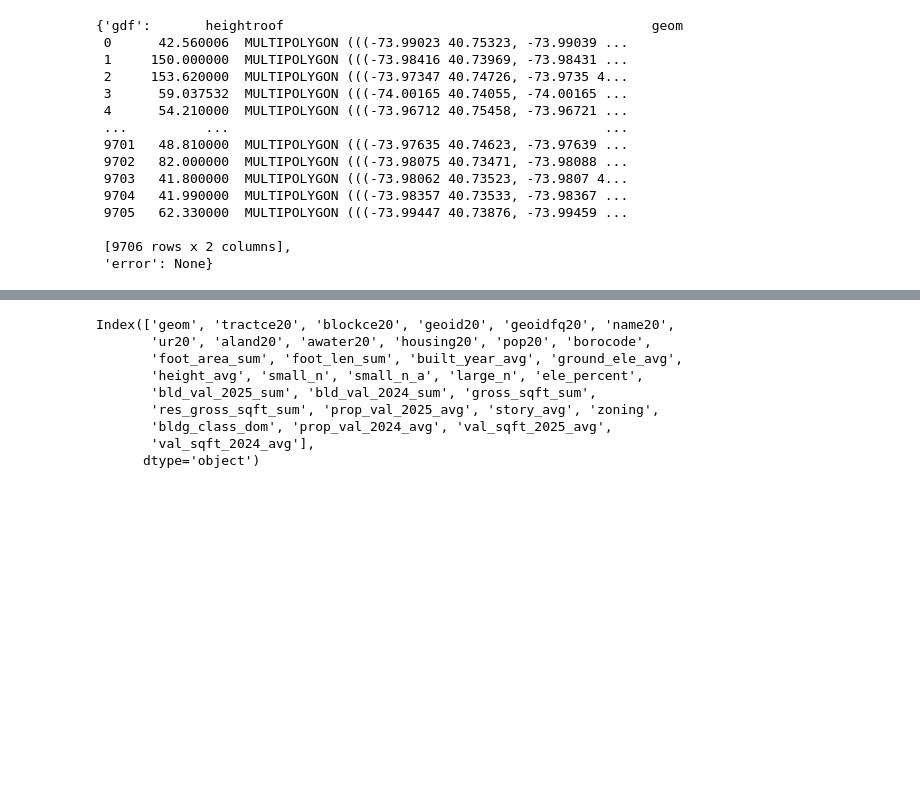
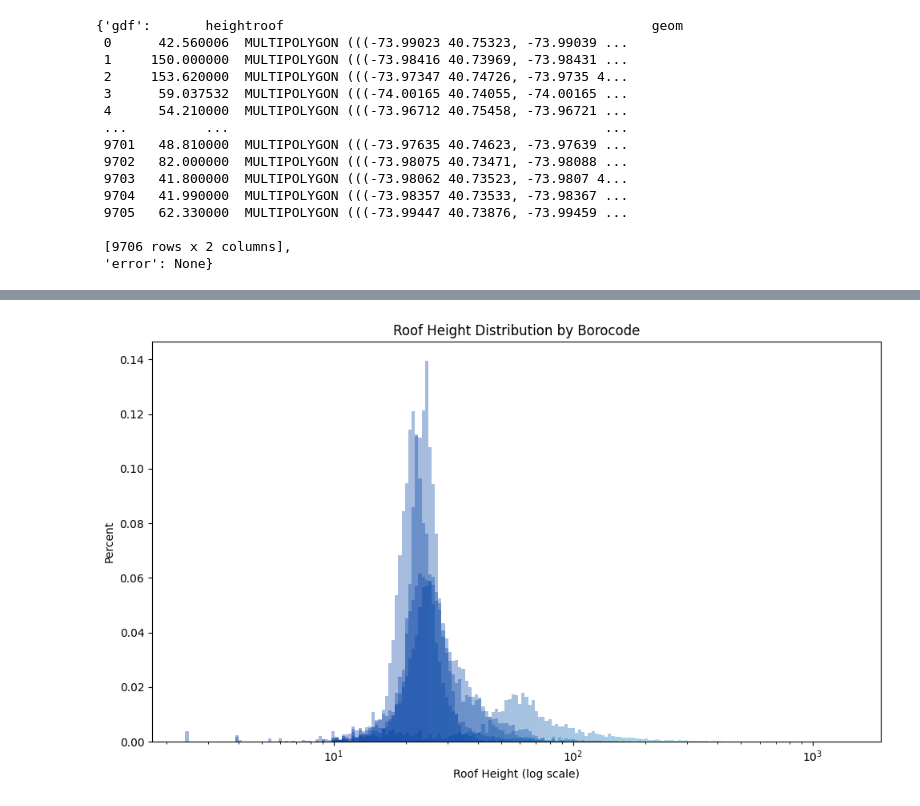
Before and after one commit to daegeun-kim/GeoEstateChat, a Jupyter notebook: notebooks/tests.ipynb, the cells around one changed output, grey strips where cells are left out. Drawn from its saved outputs; the diff is of its cells as text; code cells hidden in the pictures; blank space fills up the shorter version.

```diff
--- a/notebooks/tests.ipynb
+++ b/notebooks/tests.ipynb
@@ -193,12 +192,0 @@ df
-# %%
-df.columns
-# %% [output]
-Index(['geom', 'tractce20', 'blockce20', 'geoid20', 'geoidfq20', 'name20',
-       'ur20', 'aland20', 'awater20', 'housing20', 'pop20', 'borocode',
-       'foot_area_sum', 'foot_len_sum', 'built_year_avg', 'ground_ele_avg',
-       'height_avg', 'small_n', 'small_n_a', 'large_n', 'ele_percent',
-       'bld_val_2025_sum', 'bld_val_2024_sum', 'gross_sqft_sum',
-       'res_gross_sqft_sum', 'prop_val_2025_avg', 'story_avg', 'zoning',
-       'bldg_class_dom', 'prop_val_2024_avg', 'val_sqft_2025_avg',
-       'val_sqft_2024_avg'],
-      dtype='object')
@@ -229,0 +193,50 @@ with open(output_json, "w", encoding="utf-8") as f:
+# %%
+import numpy as np
+import matplotlib.pyplot as plt
+import matplotlib.colors as mcolors
+
+cmap = mcolors.LinearSegmentedColormap.from_list(
+    "height_cmap",
+    [
+        (0.00, "#0038a0ff"),  # min
+        (0.25, "#1ed3daff"),  # p25
+        (0.50, "#f3e962ff"),  # median
+        (0.75, "#ff7a62ff"),  # p75
+        (1.00, "#e00000ff")   # max
+    ]
+)
+
+def colored_hist(ax, data, bins, cmap):
+    counts, bin_edges, patches = ax.hist(
+        data,
+        bins=bins,
+        density=True,
+        alpha=0.35,
+        edgecolor="none"
+    )
+
+    # Normalize to 0–1 for colormap
+    norm = mcolors.Normalize(vmin=bins[0], vmax=bins[-1])
+
+    for left, patch in zip(bin_edges[:-1], patches):
+        patch.set_facecolor(cmap(norm(left)))
+
+df2 = df[df["height_avg"] > 0]  # log requirement
+xmin = df2["height_avg"].min()
+xmax = df2["height_avg"].max()
+bins = np.logspace(np.log10(xmin), np.log10(xmax), 200)
+
+plt.figure(figsize=(10,6))
+
+for b in [1,2,3,4,5]:
+    g = df2[df2["borocode"] == b]["height_avg"].dropna()
+    colored_hist(plt.gca(), g, bins, cmap)
+
+plt.xscale("log")
+plt.xlabel("Roof Height (log scale)")
+plt.ylabel("Percent")
+plt.title("Roof Height Distribution by Borocode")
+plt.tight_layout()
+plt.show()
+# %% [output]
+[figure, added]
```
Also changed, not shown: parts of 3 cells of this notebook, 13 other files.
